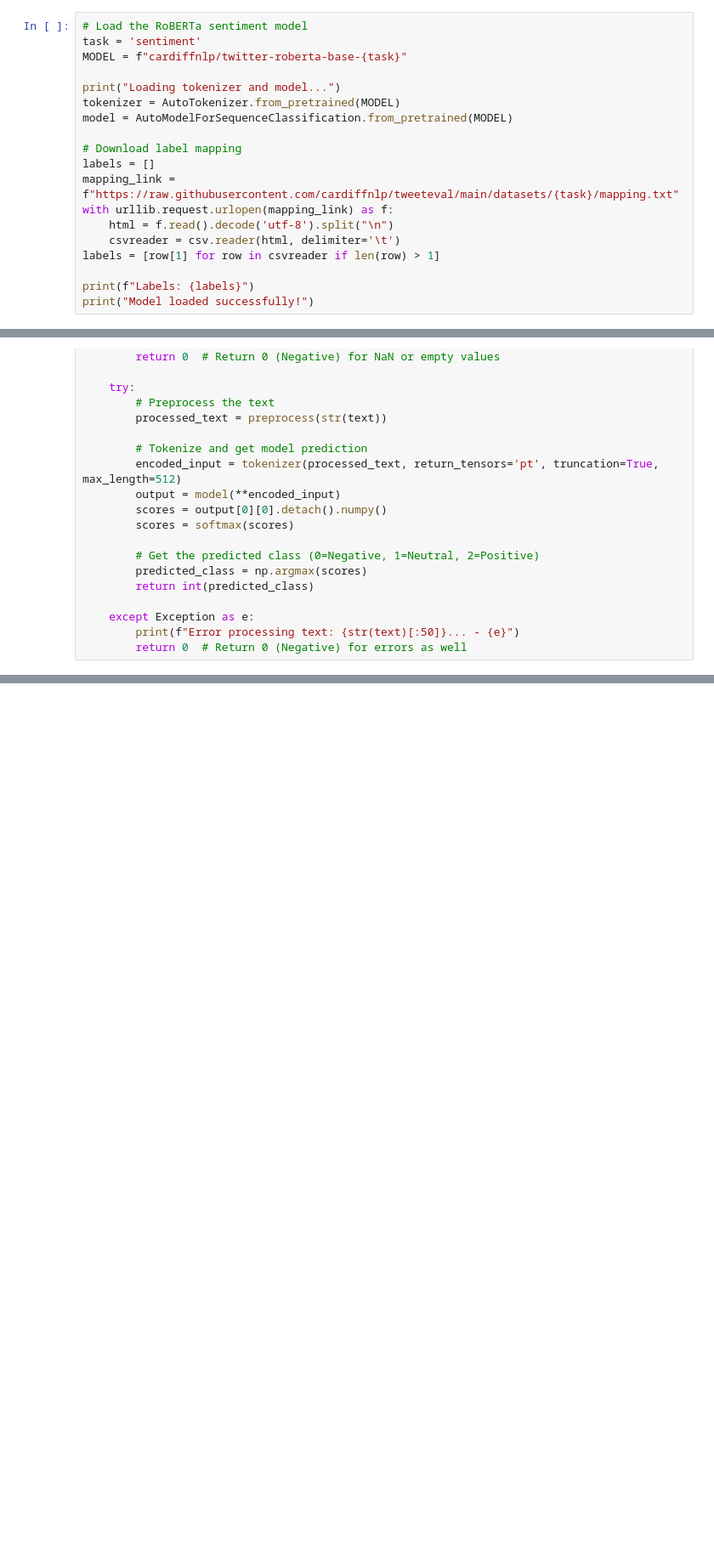
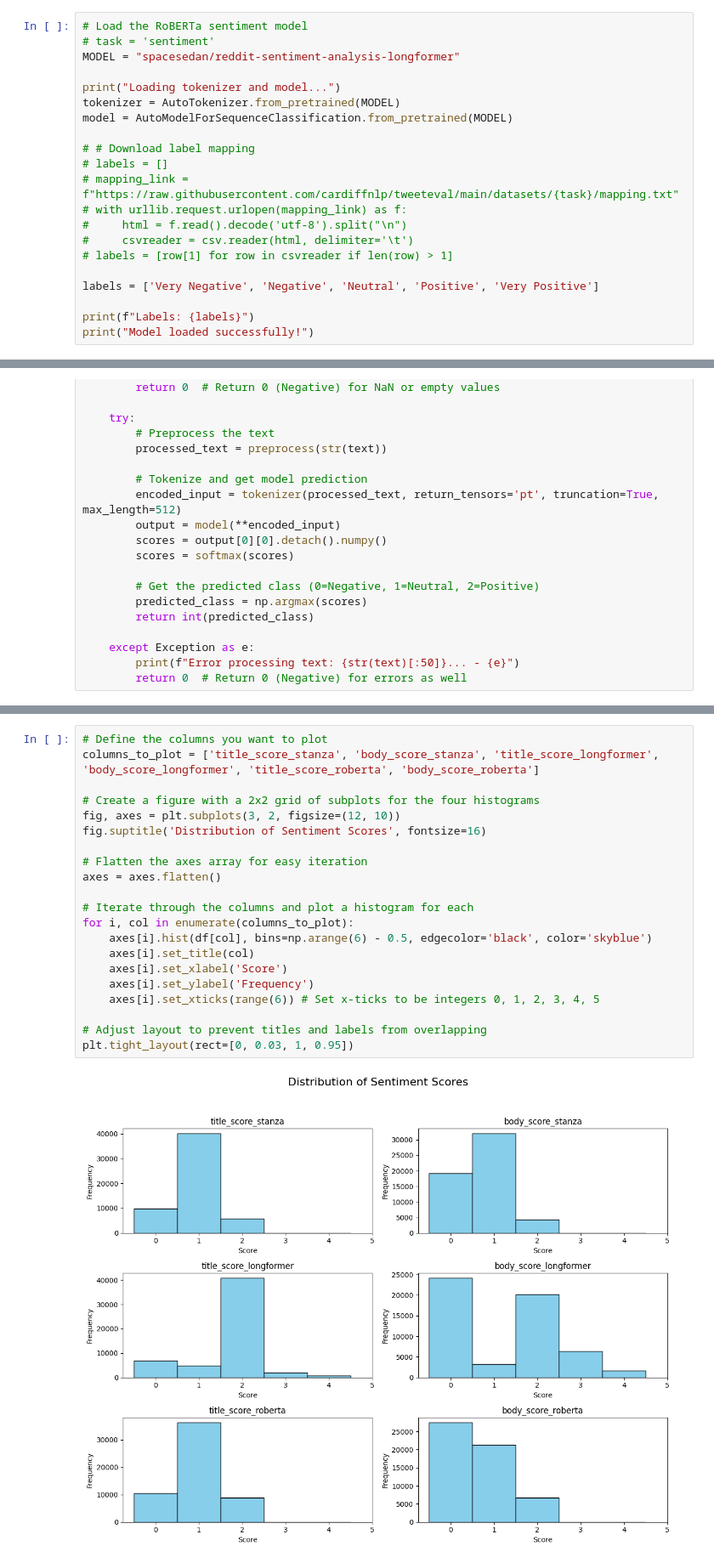
Before and after one commit to wadevs14161/trading-on-sentiment, a Jupyter notebook: stock_server_v1/data/sentiment_analysis_huggingface.ipynb, the cells around one changed output, grey strips where cells are left out. Shown at 85% size. Drawn from its saved outputs; the diff is of its cells as text; blank space fills up the shorter version.

Commit message:
Multiple model comparison for Sentiment analysis

```diff
--- a/stock_server_v1/data/sentiment_analysis_huggingface.ipynb
+++ b/stock_server_v1/data/sentiment_analysis_huggingface.ipynb
@@ -28,20 +28,22 @@ def preprocess(text):
     return " ".join(new_text)
 # %%
 # Load the RoBERTa sentiment model
-task = 'sentiment'
-MODEL = f"cardiffnlp/twitter-roberta-base-{task}"
+# task = 'sentiment'
+MODEL = "spacesedan/reddit-sentiment-analysis-longformer"
 
 print("Loading tokenizer and model...")
 tokenizer = AutoTokenizer.from_pretrained(MODEL)
 model = AutoModelForSequenceClassification.from_pretrained(MODEL)
 
-# Download label mapping
-labels = []
-mapping_link = f"https://raw.githubusercontent.com/cardiffnlp/tweeteval/main/datasets/{task}/mapping.txt"
-with urllib.request.urlopen(mapping_link) as f:
-    html = f.read().decode('utf-8').split("\n")
-    csvreader = csv.reader(html, delimiter='\t')
-labels = [row[1] for row in csvreader if len(row) > 1]
+# # Download label mapping
+# labels = []
+# mapping_link = f"https://raw.githubusercontent.com/cardiffnlp/tweeteval/main/datasets/{task}/mapping.txt"
+# with urllib.request.urlopen(mapping_link) as f:
+#     html = f.read().decode('utf-8').split("\n")
+#     csvreader = csv.reader(html, delimiter='\t')
+# labels = [row[1] for row in csvreader if len(row) > 1]
+
+labels = ['Very Negative', 'Negative', 'Neutral', 'Positive', 'Very Positive']
 
 print(f"Labels: {labels}")
 print("Model loaded successfully!")
@@ -106,0 +169,23 @@ RangeIndex(start=0, stop=55546, step=1)
+# %%
+# Define the columns you want to plot
+columns_to_plot = ['title_score_stanza', 'body_score_stanza', 'title_score_longformer', 'body_score_longformer', 'title_score_roberta', 'body_score_roberta']
+
+# Create a figure with a 2x2 grid of subplots for the four histograms
+fig, axes = plt.subplots(3, 2, figsize=(12, 10))
+fig.suptitle('Distribution of Sentiment Scores', fontsize=16)
+
+# Flatten the axes array for easy iteration
+axes = axes.flatten()
+
+# Iterate through the columns and plot a histogram for each
+for i, col in enumerate(columns_to_plot):
+    axes[i].hist(df[col], bins=np.arange(6) - 0.5, edgecolor='black', color='skyblue')
+    axes[i].set_title(col)
+    axes[i].set_xlabel('Score')
+    axes[i].set_ylabel('Frequency')
+    axes[i].set_xticks(range(6)) # Set x-ticks to be integers 0, 1, 2, 3, 4, 5
+
+# Adjust layout to prevent titles and labels from overlapping
+plt.tight_layout(rect=[0, 0.03, 1, 0.95])
+# %% [output]
+[figure, added]
```
Also changed, not shown: parts of 10 cells of this notebook, 1 other file.
